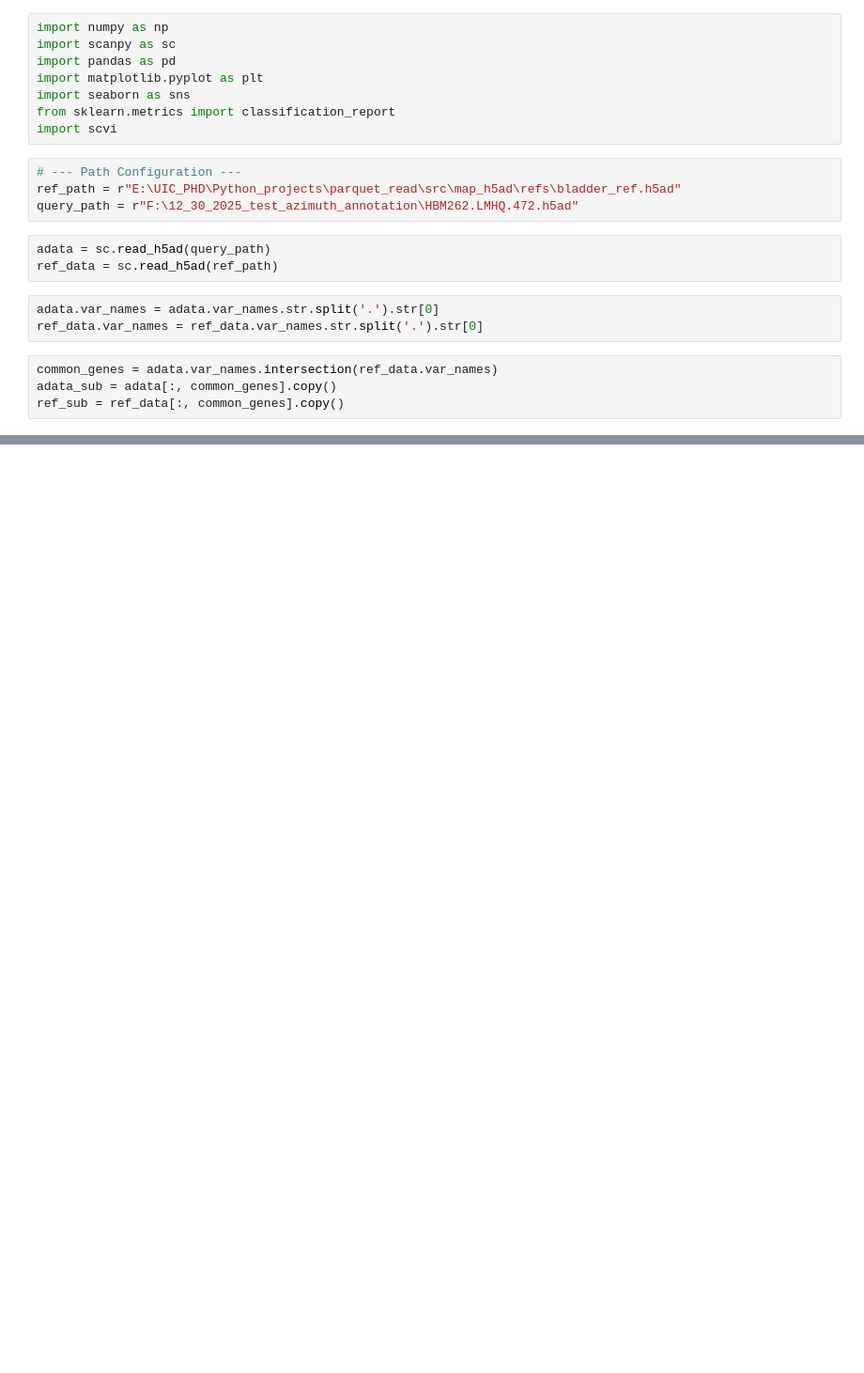
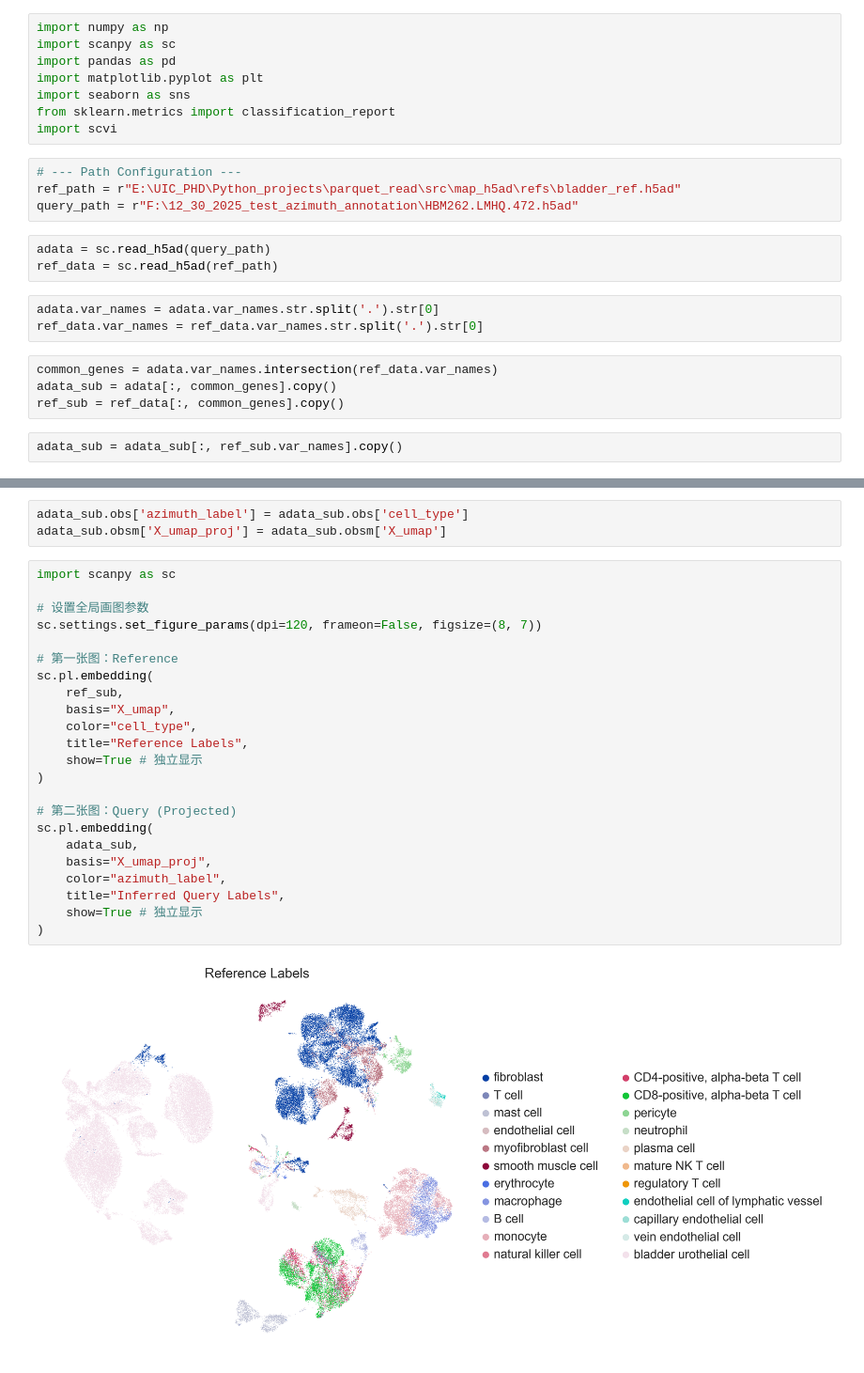
Before and after one commit to ChangLiu23UIC/h5ad_to_matriviz, a Jupyter notebook: src/map_h5ad/map_with_ref_h5ad.ipynb, the cells around one changed output, grey strips where cells are left out. Shown at 94% size. Drawn from its saved outputs; the diff is of its cells as text; blank space fills up the shorter version.

```diff
--- a/src/map_h5ad/map_with_ref_h5ad.ipynb
+++ b/src/map_h5ad/map_with_ref_h5ad.ipynb
@@ -20,3 +20,5 @@ ref_data.var_names = ref_data.var_names.str.split('.').str[0]
 common_genes = adata.var_names.intersection(ref_data.var_names)
 adata_sub = adata[:, common_genes].copy()
 ref_sub = ref_data[:, common_genes].copy()
+# %%
+adata_sub = adata_sub[:, ref_sub.var_names].copy()
@@ -22,0 +52,28 @@ ref_sub = ref_data[:, common_genes].copy()
+# %%
+adata_sub.obs['azimuth_label'] = adata_sub.obs['cell_type']
+adata_sub.obsm['X_umap_proj'] = adata_sub.obsm['X_umap']
+# %%
+import scanpy as sc
+
+# 设置全局画图参数
+sc.settings.set_figure_params(dpi=120, frameon=False, figsize=(8, 7))
+
+# 第一张图：Reference
+sc.pl.embedding(
+    ref_sub,
+    basis="X_umap",
+    color="cell_type",
+    title="Reference Labels",
+    show=True # 独立显示
+)
+
+# 第二张图：Query (Projected)
+sc.pl.embedding(
+    adata_sub,
+    basis="X_umap_proj",
+    color="azimuth_label",
+    title="Inferred Query Labels",
+    show=True # 独立显示
+)
+# %% [output]
+[figure, added]
```
Also changed, not shown: parts of 6 cells of this notebook.
